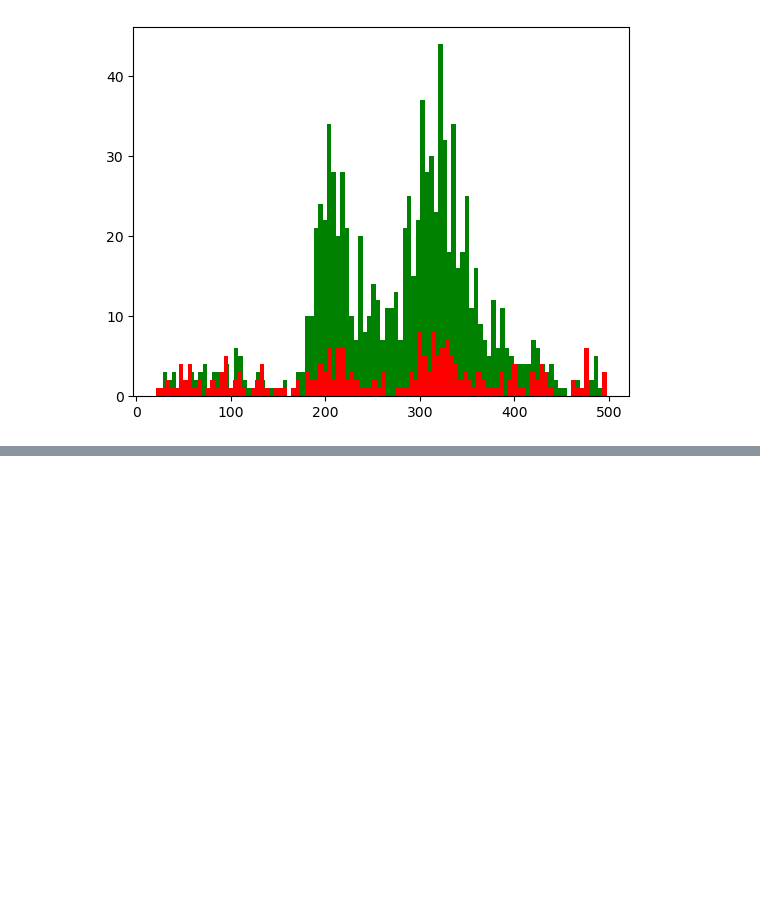
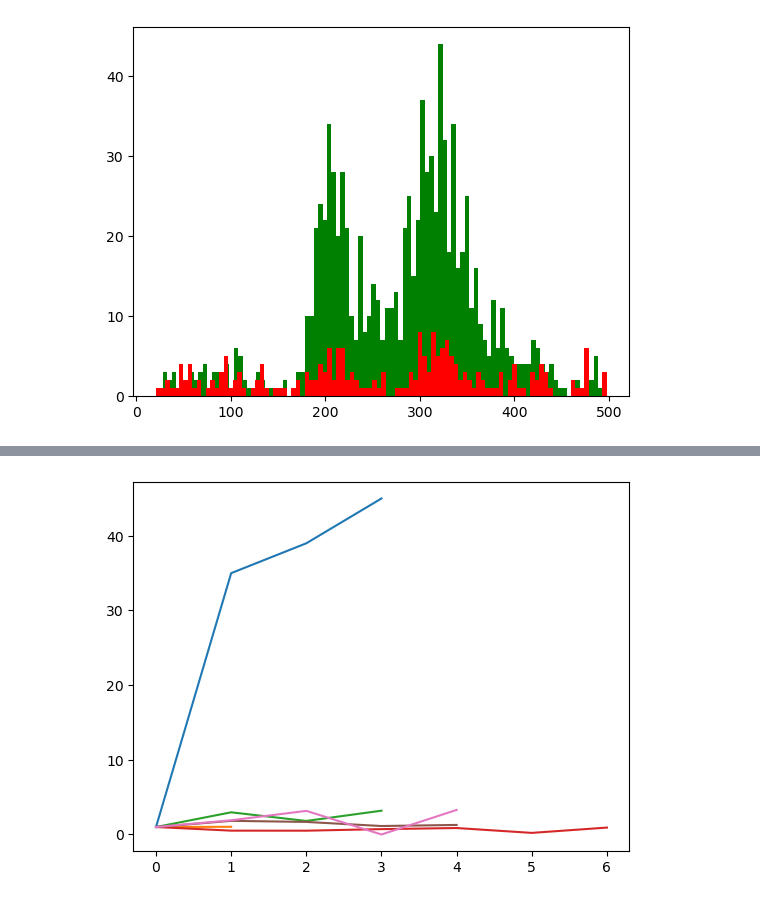
Before and after one commit to AntoninVerdier/Utilities, a Jupyter notebook: Elphy_Analysis/MFB_Figures.ipynb, the cells around one changed output, grey strips where cells are left out. Saved outputs shown, nothing was run; the diff lists cells and outputs as text; code cells hidden in the pictures; blank space fills up the shorter version.

```diff
--- a/Elphy_Analysis/MFB_Figures.ipynb
+++ b/Elphy_Analysis/MFB_Figures.ipynb
@@ -560,7 +556,7 @@ plt.show()
 0.023342202012890816
 [figure]
 # %%
-mice_water_pc = load_water(batch3=False, verbose=False, tag='PC', rmgaps='Antonin', linkday=True)
+mice_water_pc = load_water(batch3=True, verbose=False, tag='PC', rmgaps='Antonin', linkday=True)
 mice_mfb_pc = load_MFB(tag='PC', verbose=False, rmgaps='Antonin')
 # %% [output]
 [[7381, 7396]]
@@ -795,3 +791,6 @@ for mouse in mice_water_pc:
 100.0
 100.0
 [figure]
+# %%
+mice_water_pc = load_water(batch3=True, verbose=True, tag='DISC', linkday=True)
+mice_mfb_pc = load_MFB(tag='DISC', verbose=False)
@@ -797,0 +815,33 @@ for mouse in mice_water_pc:
+# %%
+import pandas as pd
+
+for mouse in mice_water_pc:
+    monday, tuesday, wednesday = [], [], []
+    for f in mouse.elphy:
+        date = pd.to_datetime(f.date, format='%d%m%Y').date()
+        if np.is_busday(date, weekmask='Mon'): monday.append(f)
+        elif np.is_busday(date, weekmask='Tue'): tuesday.append(f)
+        elif np.is_busday(date, weekmask='Wed'): wednesday.append(f)
+
+    monday_acc = []
+    for f in monday:
+        gos = [c for c, t in zip(f.tr_corr, f.ta_type) if t == 1]
+        monday_acc.append(np.sum(gos)/len(gos))
+    monday_acc = np.array(monday_acc)/monday_acc[0]
+
+    tuesday_acc = []
+    for f in tuesday:
+        gos = [c for c, t in zip(f.tr_corr, f.ta_type) if t == 1]
+        tuesday_acc.append(np.sum(gos)/len(gos))
+    tuesday_acc = np.array(tuesday_acc)/tuesday_acc[0]
+
+    wednesday_acc = []
+    for f in wednesday:
+        gos = [c for c, t in zip(f.tr_corr, f.ta_type) if t == 1]
+        wednesday_acc.append(np.sum(gos)/len(gos))
+    tuesday_acc = np.array(tuesday_acc)/tuesday_acc[0]
+
+
+    plt.plot(monday_acc)
+# %% [output]
+[figure, added]
```
Also changed, not shown: parts of 2 cells of this notebook, 3 other files.
